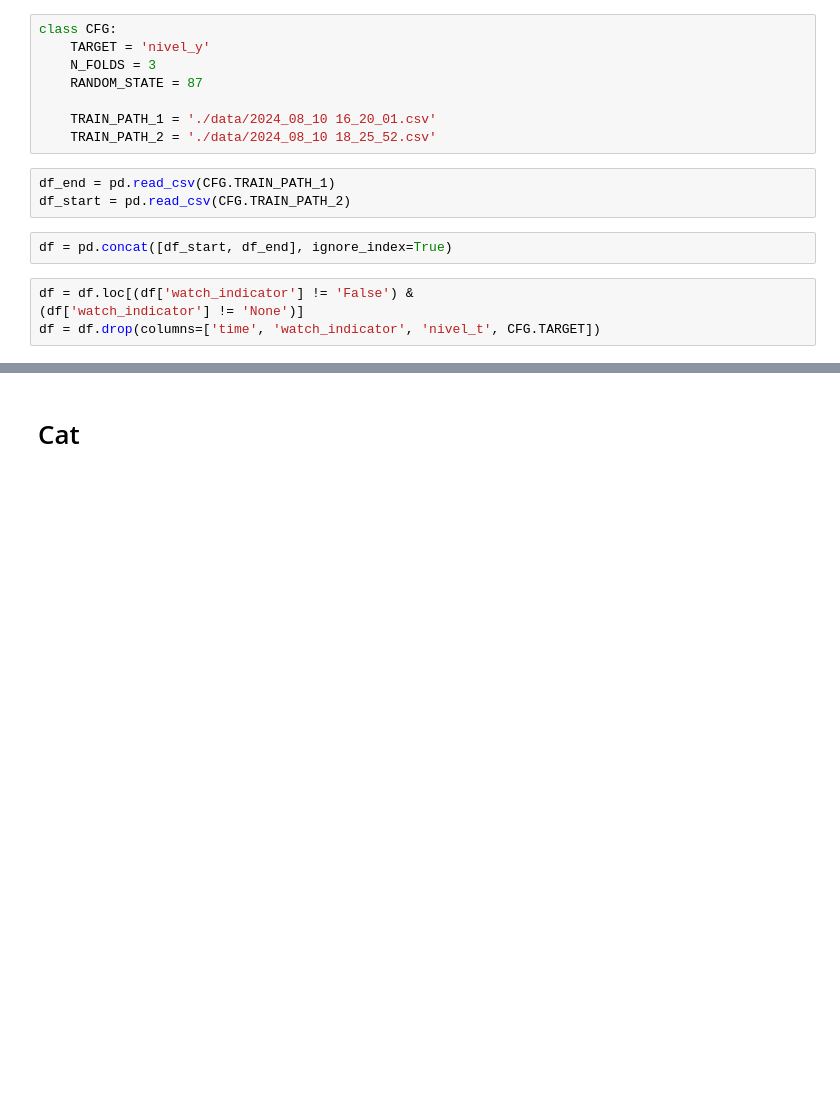
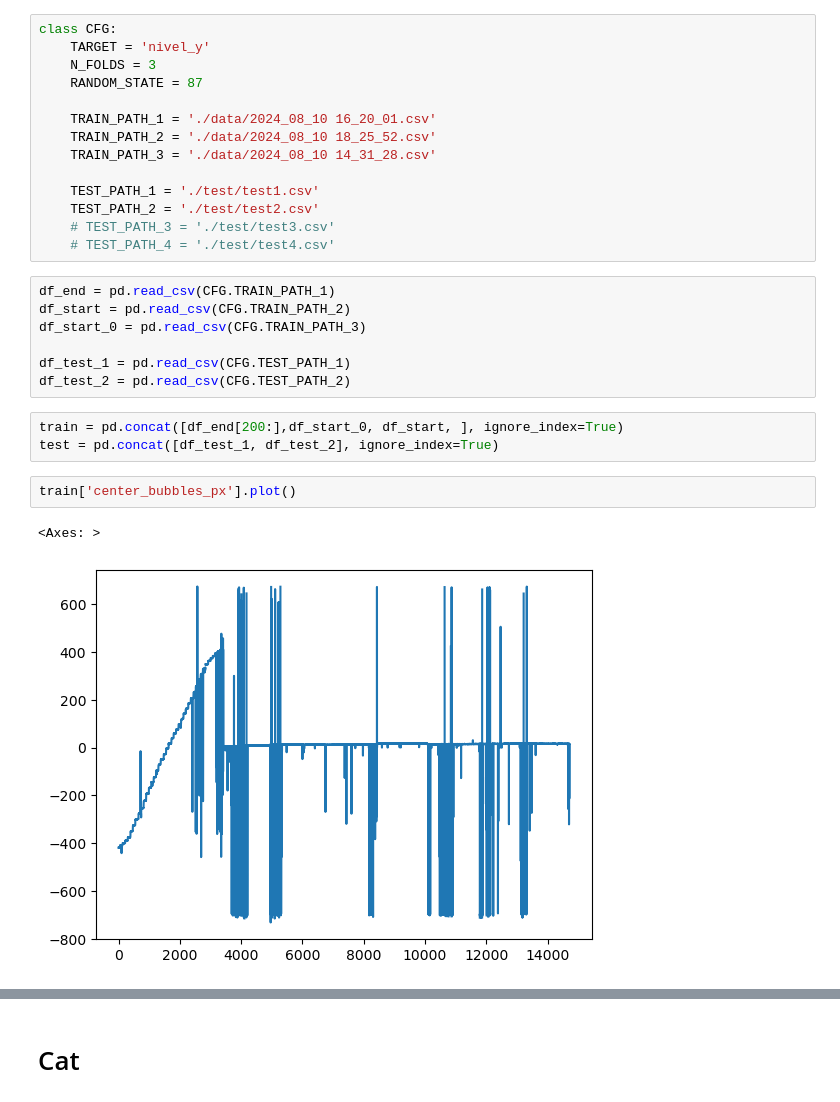
Before and after one commit to SergeyDolin/inclinometer-main, a Jupyter notebook: nn.ipynb, the cells around one changed output, grey strips where cells are left out. Saved outputs shown, nothing was run; the diff lists cells and outputs as text; blank space fills up the shorter version.

```diff
--- a/nn.ipynb
+++ b/nn.ipynb
@@ -70,12 +53,24 @@ class CFG:
 
     TRAIN_PATH_1 = './data/2024_08_10 16_20_01.csv'
     TRAIN_PATH_2 = './data/2024_08_10 18_25_52.csv'
+    TRAIN_PATH_3 = './data/2024_08_10 14_31_28.csv'
+
+    TEST_PATH_1 = './test/test1.csv'
+    TEST_PATH_2 = './test/test2.csv'
+    # TEST_PATH_3 = './test/test3.csv'
+    # TEST_PATH_4 = './test/test4.csv'
 # %%
 df_end = pd.read_csv(CFG.TRAIN_PATH_1)
 df_start = pd.read_csv(CFG.TRAIN_PATH_2)
+df_start_0 = pd.read_csv(CFG.TRAIN_PATH_3)
+
+df_test_1 = pd.read_csv(CFG.TEST_PATH_1)
+df_test_2 = pd.read_csv(CFG.TEST_PATH_2)
-# %%
-df = pd.concat([df_start, df_end], ignore_index=True)
-# %%
-df = df.loc[(df['watch_indicator'] != 'False') &
-(df['watch_indicator'] != 'None')]
-df = df.drop(columns=['time', 'watch_indicator', 'nivel_t', CFG.TARGET])
+# %%
+train = pd.concat([df_end[200:],df_start_0, df_start, ], ignore_index=True)
+test = pd.concat([df_test_1, df_test_2], ignore_index=True)
+# %%
+train['center_bubbles_px'].plot()
+# %% [output]
+<Axes: >
+[figure, added]
```
Also changed, not shown: parts of 52 cells of this notebook, 3 other files.
